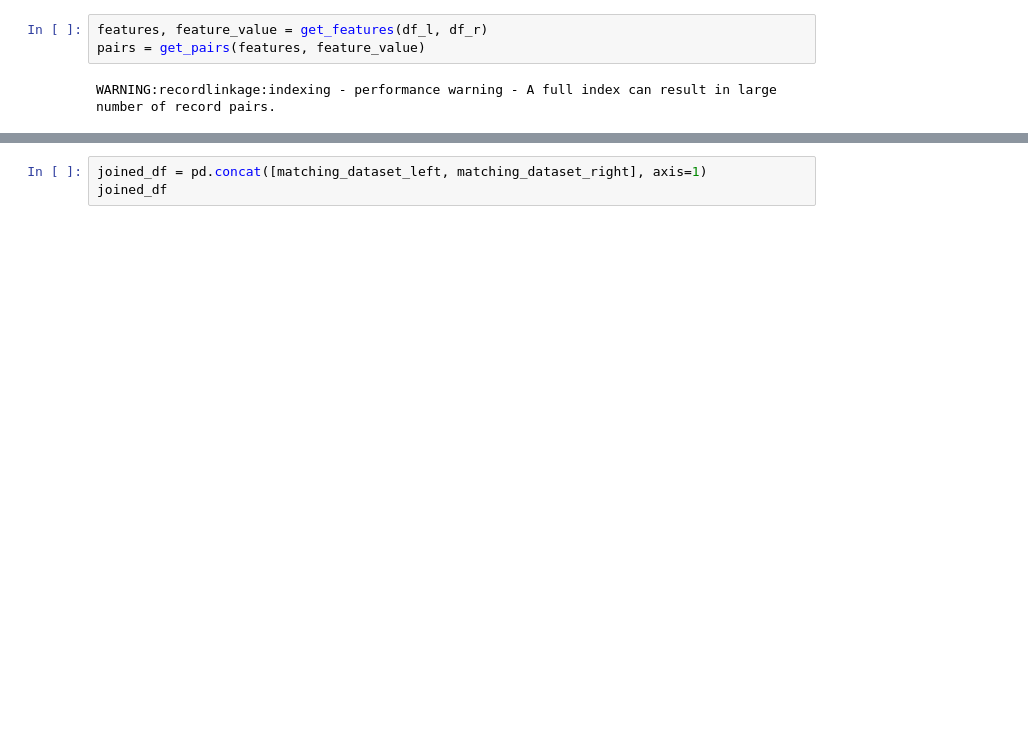
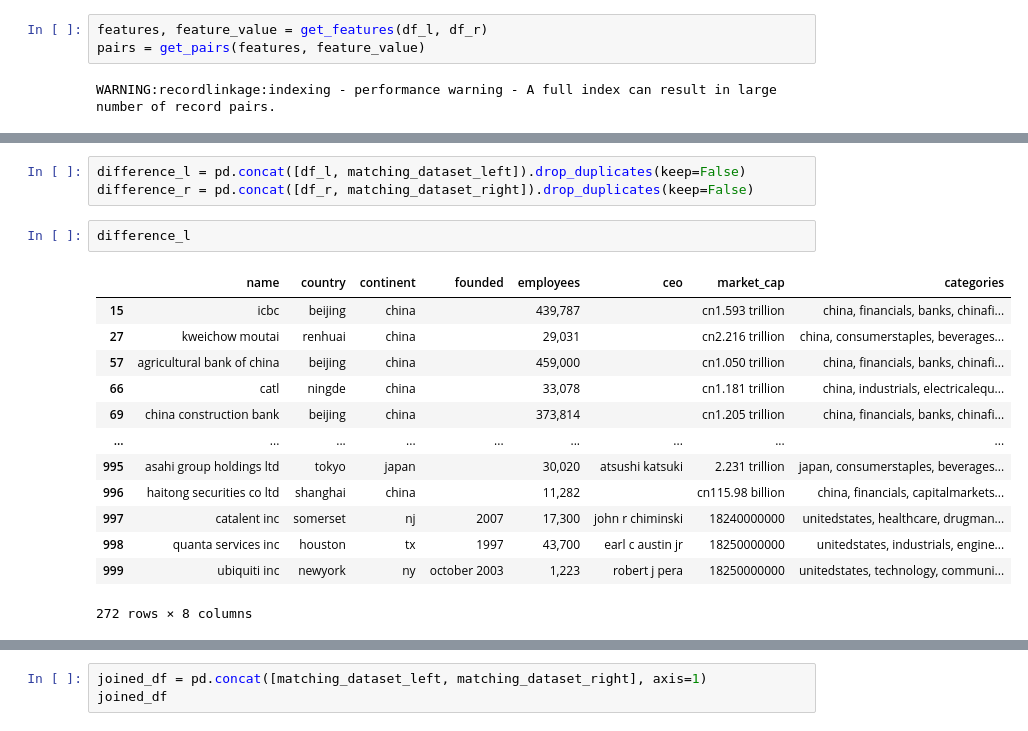
Before and after one commit to Felp4to/EntityResolutionDeDupe, a Jupyter notebook: RecordLinkageDefinitivo.ipynb, the cells around one changed output, grey strips where cells are left out. Saved outputs shown, nothing was run; the diff lists cells and outputs as text; blank space fills up the shorter version.

```diff
--- a/RecordLinkageDefinitivo.ipynb
+++ b/RecordLinkageDefinitivo.ipynb
@@ -149,0 +146,19 @@ matching_dataset_right
+# %%
+difference_l = pd.concat([df_l, matching_dataset_left]).drop_duplicates(keep=False)
+difference_r = pd.concat([df_r, matching_dataset_right]).drop_duplicates(keep=False)
+# %%
+difference_l
+# %% [output]
+|  | name | country | continent | founded | employees | ceo | market_cap | categories |
+| 15 | icbc | beijing | china |  | 439,787 |  | cn1.593 trillion | china, financials, banks, chinafi... |
+| 27 | kweichow moutai | renhuai | china |  | 29,031 |  | cn2.216 trillion | china, consumerstaples, beverages... |
+| 57 | agricultural bank of china | beijing | china |  | 459,000 |  | cn1.050 trillion | china, financials, banks, chinafi... |
+| 66 | catl | ningde | china |  | 33,078 |  | cn1.181 trillion | china, industrials, electricalequ... |
+| 69 | china construction bank | beijing | china |  | 373,814 |  | cn1.205 trillion | china, financials, banks, chinafi... |
+| ... | ... | ... | ... | ... | ... | ... | ... | ... |
+| 995 | asahi group holdings ltd | tokyo | japan |  | 30,020 | atsushi katsuki | 2.231 trillion | japan, consumerstaples, beverages... |
+| 996 | haitong securities co ltd | shanghai | china |  | 11,282 |  | cn115.98 billion | china, financials, capitalmarkets... |
+| 997 | catalent inc | somerset | nj | 2007 | 17,300 | john r chiminski | 18240000000 | unitedstates, healthcare, drugman... |
+| 998 | quanta services inc | houston | tx | 1997 | 43,700 | earl c austin jr | 18250000000 | unitedstates, industrials, engine... |
+| 999 | ubiquiti inc | newyork | ny | october 2003 | 1,223 | robert j pera | 18250000000 | unitedstates, technology, communi... |
+272 rows × 8 columns
```
Also changed, not shown: parts of 11 cells of this notebook, 33 other files.
